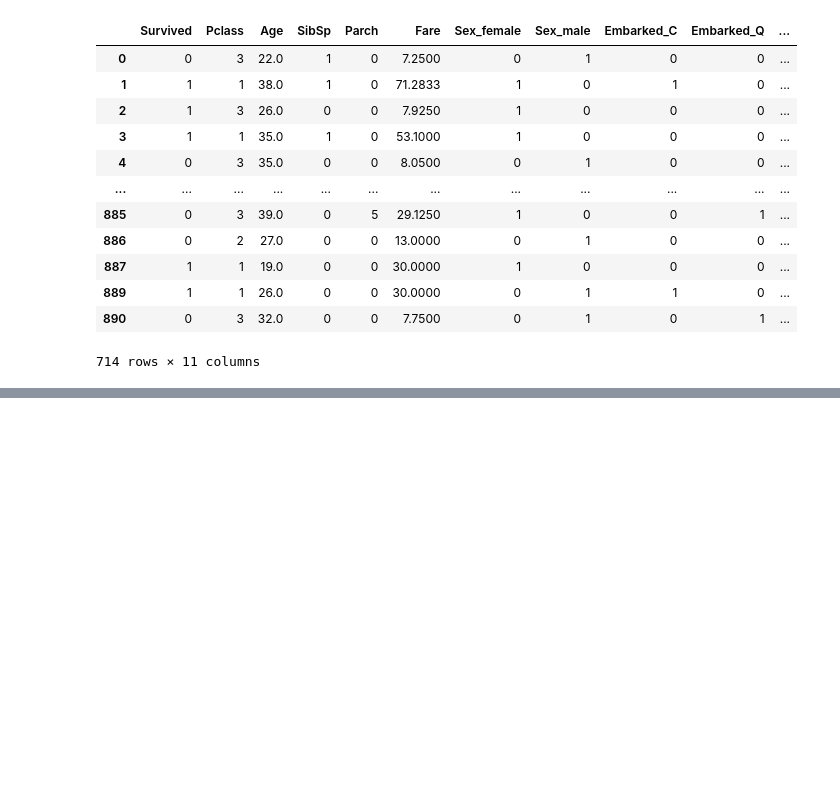
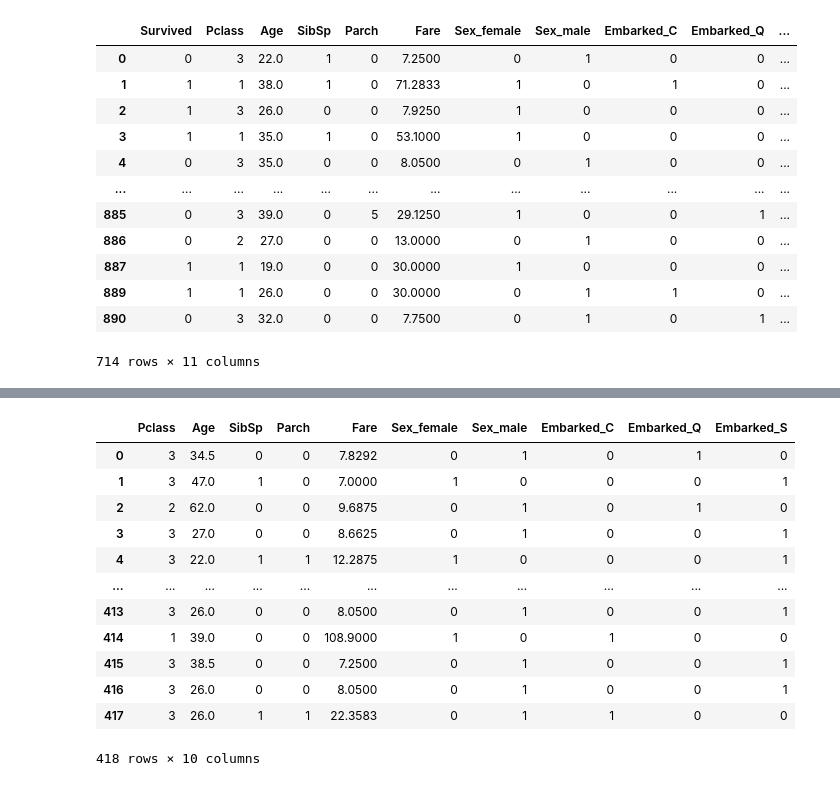
Before and after one commit to EliasGarzaV/RetoTitanicBloque1, a Jupyter notebook: Testing/pruebas_diego.ipynb, the cells around one changed output, grey strips where cells are left out. Saved outputs shown, nothing was run; the diff lists cells and outputs as text; code cells hidden in the pictures; blank space fills up the shorter version.

```diff
--- a/Testing/pruebas_diego.ipynb
+++ b/Testing/pruebas_diego.ipynb
@@ -31,6 +52,35 @@ train
 # %%
 X_train = train.drop('Survived', axis=1)
 Y_train = train['Survived']
+# %%
+test = pd.read_csv("../Data/test.csv")
+test
+test['Age'] = test['Age'].replace(np.nan, 26, regex=True)
+del test['PassengerId']
+del test['Name']
+del test['Ticket']
+del test['Cabin']
+dummies = pd.get_dummies(test[["Sex", "Embarked"]])
+del test['Sex']
+del test['Embarked']
+test['Fare'] = test['Fare'].replace(np.nan, 35.62, regex=True)
+test = pd.concat([test, dummies], axis=1)
+X_test = test
+X_test
+# %% [output]
+|  | Pclass | Age | SibSp | Parch | Fare | Sex_female | Sex_male | Embarked_C | Embarked_Q | Embarked_S |
+| 0 | 3 | 34.5 | 0 | 0 | 7.8292 | 0 | 1 | 0 | 1 | 0 |
+| 1 | 3 | 47.0 | 1 | 0 | 7.0000 | 1 | 0 | 0 | 0 | 1 |
+| 2 | 2 | 62.0 | 0 | 0 | 9.6875 | 0 | 1 | 0 | 1 | 0 |
+| 3 | 3 | 27.0 | 0 | 0 | 8.6625 | 0 | 1 | 0 | 0 | 1 |
+| 4 | 3 | 22.0 | 1 | 1 | 12.2875 | 1 | 0 | 0 | 0 | 1 |
+| ... | ... | ... | ... | ... | ... | ... | ... | ... | ... | ... |
+| 413 | 3 | 26.0 | 0 | 0 | 8.0500 | 0 | 1 | 0 | 0 | 1 |
+| 414 | 1 | 39.0 | 0 | 0 | 108.9000 | 1 | 0 | 1 | 0 | 0 |
+| 415 | 3 | 38.5 | 0 | 0 | 7.2500 | 0 | 1 | 0 | 0 | 1 |
+| 416 | 3 | 26.0 | 0 | 0 | 8.0500 | 0 | 1 | 0 | 0 | 1 |
+| 417 | 3 | 26.0 | 1 | 1 | 22.3583 | 0 | 1 | 1 | 0 | 0 |
+418 rows × 10 columns
 # %%
 class NeuralNetwork:
     def __init__(self, layers, alpha=0.1):
```
Also changed, not shown: parts of 11 cells of this notebook, 1 other file.
